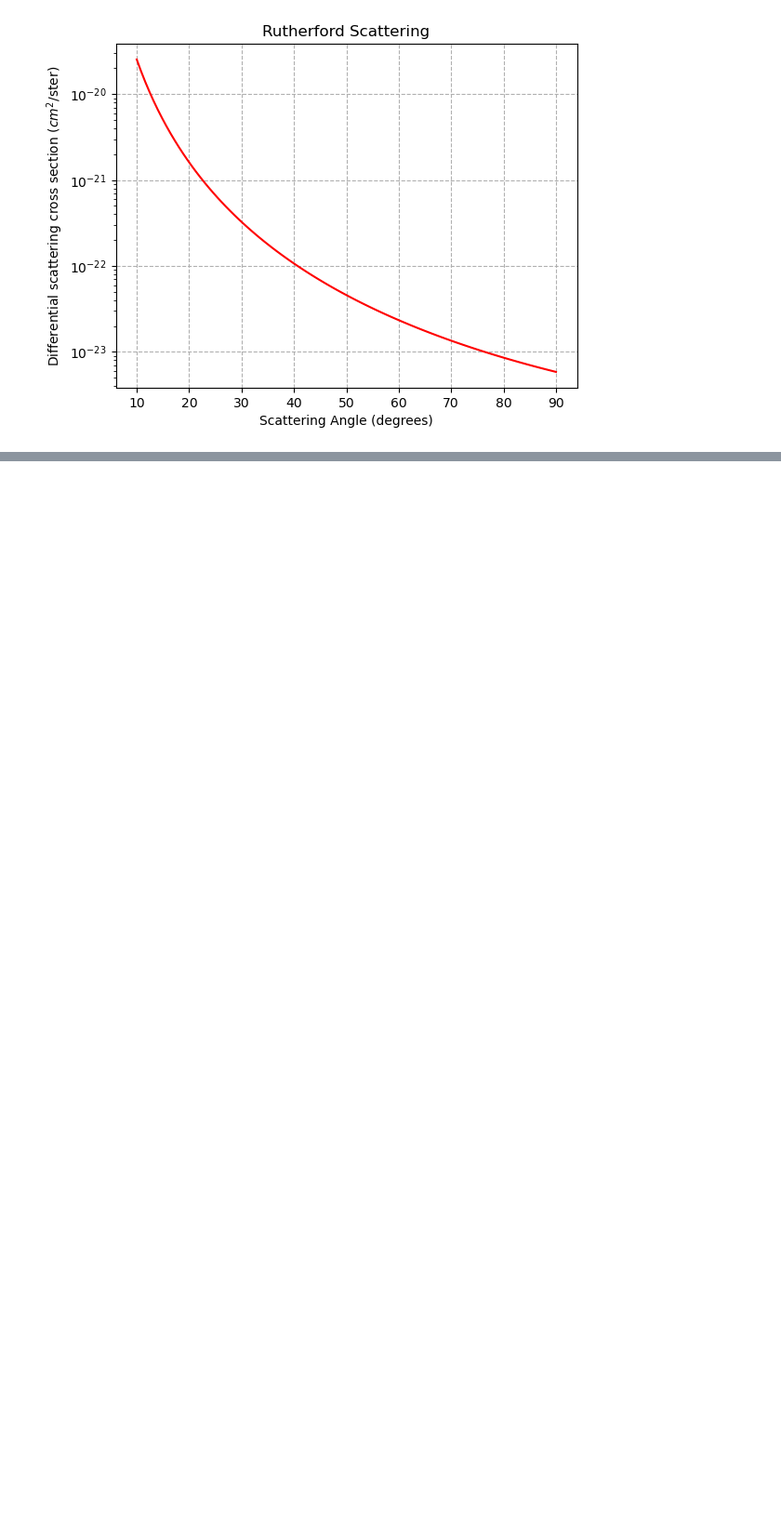
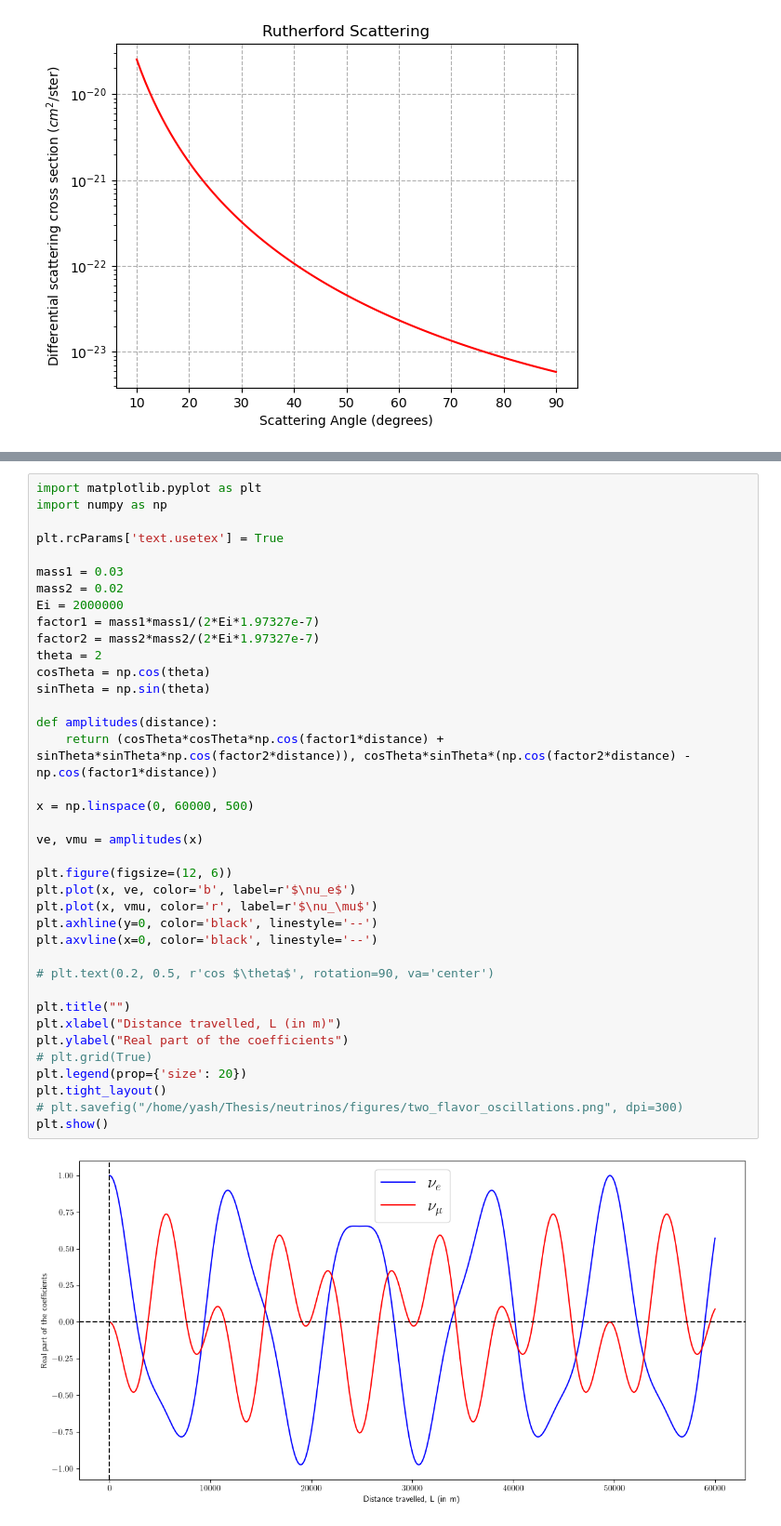
Before and after one commit to YashBezawada/random_scripts, a Jupyter notebook: test.ipynb, the cells around one changed output, grey strips where cells are left out. Shown at 93% size. Saved outputs shown, nothing was run; the diff lists cells and outputs as text; blank space fills up the shorter version.

```diff
--- a/test.ipynb
+++ b/test.ipynb
@@ -517,0 +600,40 @@ plt.savefig("/home/yash/Documents/122B/scattering_xsec.png", dpi=300)
+# %%
+import matplotlib.pyplot as plt
+import numpy as np
+
+plt.rcParams['text.usetex'] = True
+
+mass1 = 0.03
+mass2 = 0.02
+Ei = 2000000
+factor1 = mass1*mass1/(2*Ei*1.97327e-7)
+factor2 = mass2*mass2/(2*Ei*1.97327e-7)
+theta = 2
+cosTheta = np.cos(theta)
+sinTheta = np.sin(theta)
+
+def amplitudes(distance):
+    return (cosTheta*cosTheta*np.cos(factor1*distance) + sinTheta*sinTheta*np.cos(factor2*distance)), cosTheta*sinTheta*(np.cos(factor2*distance) - np.cos(factor1*distance))
+
+x = np.linspace(0, 60000, 500)
+
+ve, vmu = amplitudes(x)
+
+plt.figure(figsize=(12, 6))
+plt.plot(x, ve, color='b', label=r'$\nu_e$')
+plt.plot(x, vmu, color='r', label=r'$\nu_\mu$')
+plt.axhline(y=0, color='black', linestyle='--')
+plt.axvline(x=0, color='black', linestyle='--')
+
+# plt.text(0.2, 0.5, r'cos $\theta$', rotation=90, va='center')
+
+plt.title("")
+plt.xlabel("Distance travelled, L (in m)")
+plt.ylabel("Real part of the coefficients")
+# plt.grid(True)
+plt.legend(prop={'size': 20})
+plt.tight_layout()
+# plt.savefig("/home/yash/Thesis/neutrinos/figures/two_flavor_oscillations.png", dpi=300)
+plt.show()
+# %% [output]
+[figure, added]
```
Also changed, not shown: parts of 5 cells of this notebook, 4 other files.
